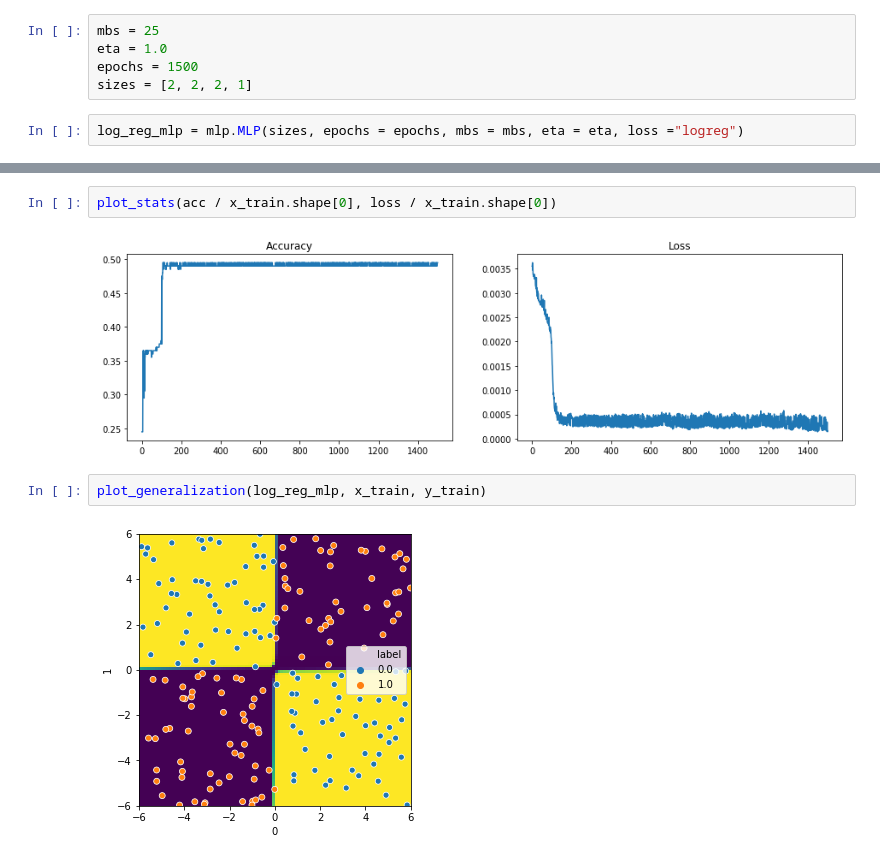
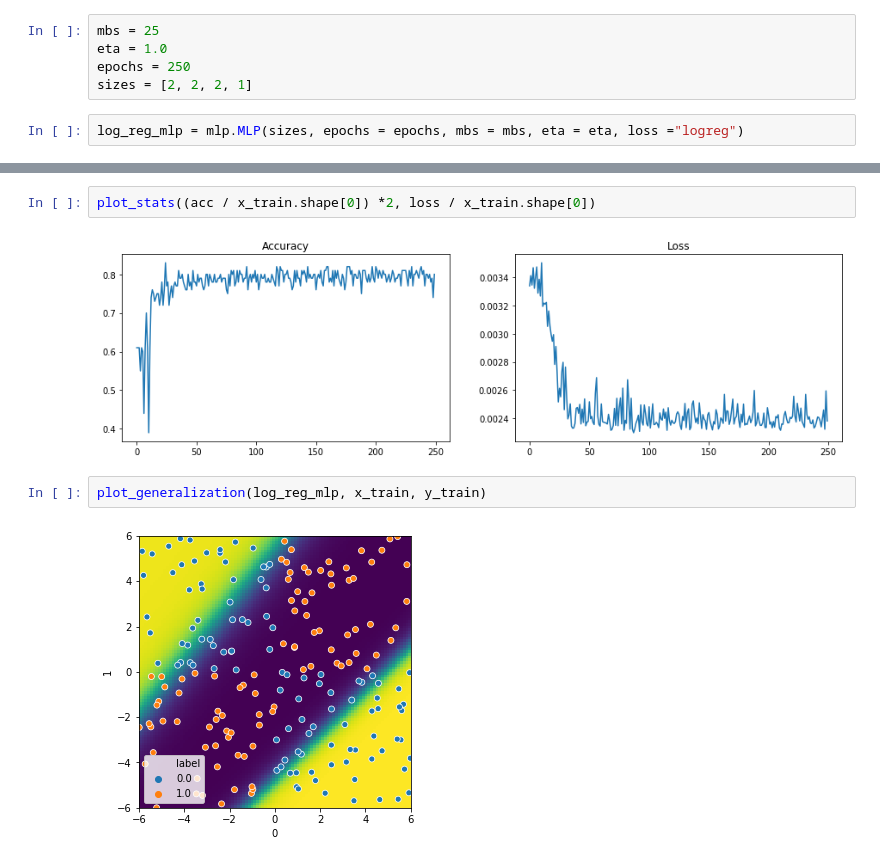
Before and after one commit to ExLeonem/DL-WS1920, a Jupyter notebook: notebooks/AB_1.ipynb, the cells around one changed output, grey strips where cells are left out. Saved outputs shown, nothing was run; the diff lists cells and outputs as text.

```diff
--- a/notebooks/AB_1.ipynb
+++ b/notebooks/AB_1.ipynb
@@ -459,7 +460,7 @@ Damit Sie diese in Ihrem Beispiel anweden können, müssen Sie die Ableitung $\n
 # %%
 mbs = 25
 eta = 1.0
-epochs = 1500
+epochs = 250
 sizes = [2, 2, 2, 1]
 # %%
 log_reg_mlp = mlp.MLP(sizes, epochs = epochs, mbs = mbs, eta = eta, loss ="logreg")
@@ -488,8 +489,8 @@ Epoch 1499: 99.0 / 100 [Loss: 0.031]
 # %%
-plot_stats(acc / x_train.shape[0], loss / x_train.shape[0])
+plot_stats((acc / x_train.shape[0]) *2, loss / x_train.shape[0])
 # %% [output]
-[figure, old version]
+[figure, new version]
 # %%
 plot_generalization(log_reg_mlp, x_train, y_train)
 # %% [output]
-[figure, old version]
+[figure, new version]
```
Also changed, not shown: parts of 22 cells of this notebook, 2 other files.
